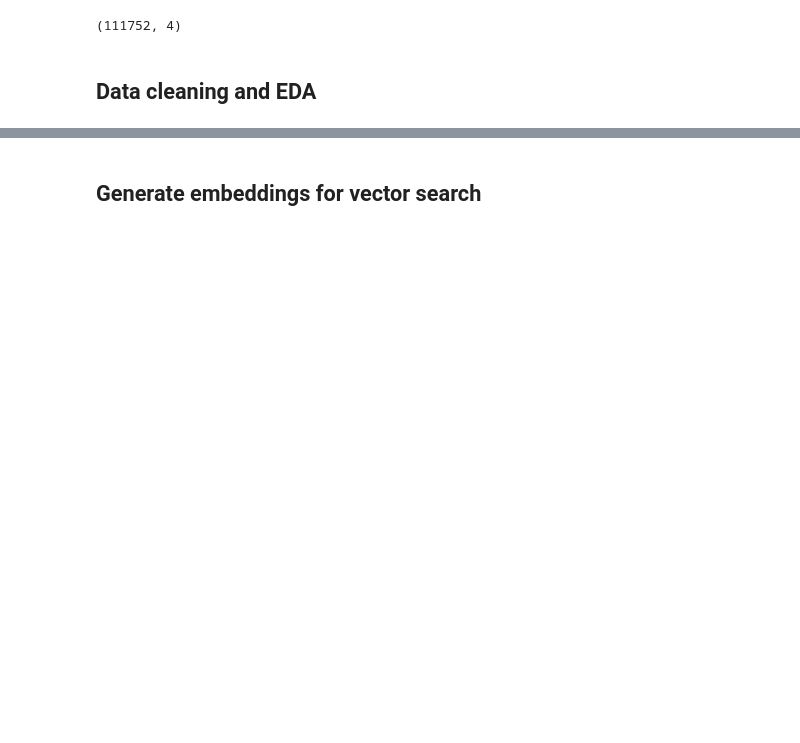
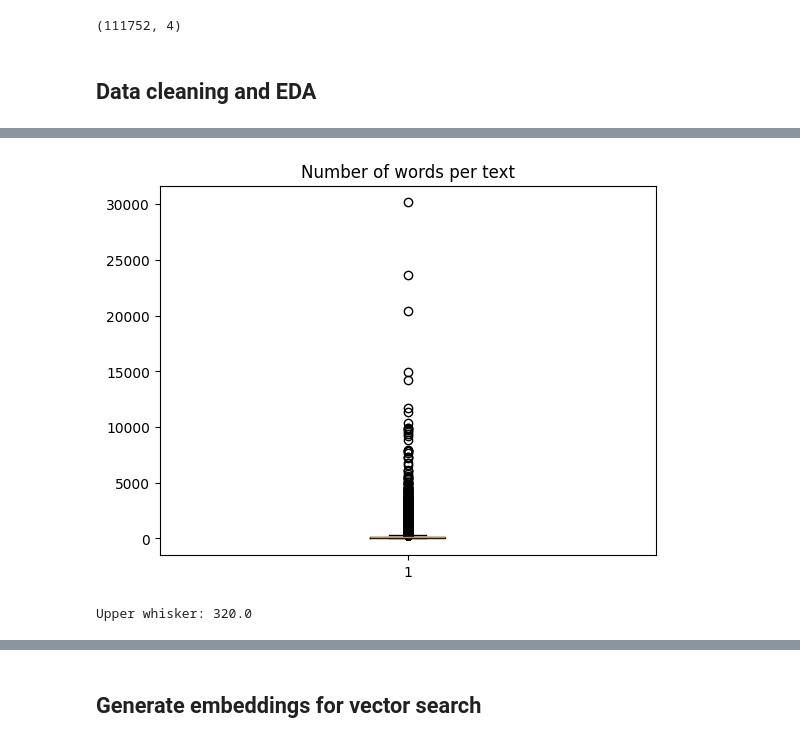
Before and after one commit to jjimenezgil/clio-ai, a Jupyter notebook: notebooks/Ingestion.ipynb, the cells around one changed output, grey strips where cells are left out. Drawn from its saved outputs; the diff is of its cells as text; code cells hidden in the pictures; blank space fills up the shorter version.

```diff
--- a/notebooks/Ingestion.ipynb
+++ b/notebooks/Ingestion.ipynb
@@ -79,0 +76,12 @@ df_nans_text
+# %%
+# Boxplot
+boxplot_stats = plt.boxplot(df['num_words'])
+plt.title('Number of words per text');
+# %% [output]
+[figure, added]
+# %%
+whiskers = [item.get_ydata() for item in boxplot_stats['whiskers']]
+upp_whisker = whiskers[1][1]
+print("Upper whisker:", upp_whisker)
+# %% [output]
+Upper whisker: 320.0
```
Also changed, not shown: parts of 16 cells of this notebook.
